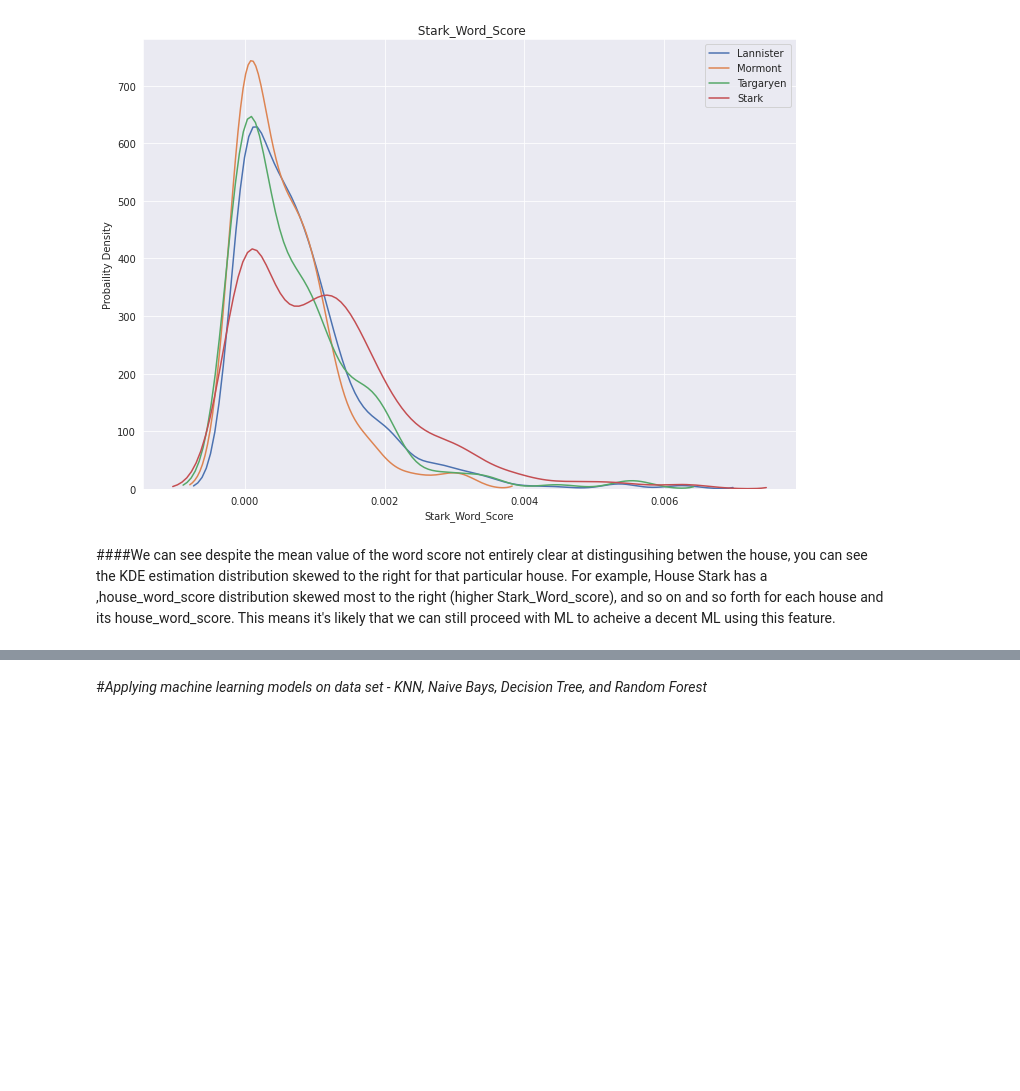
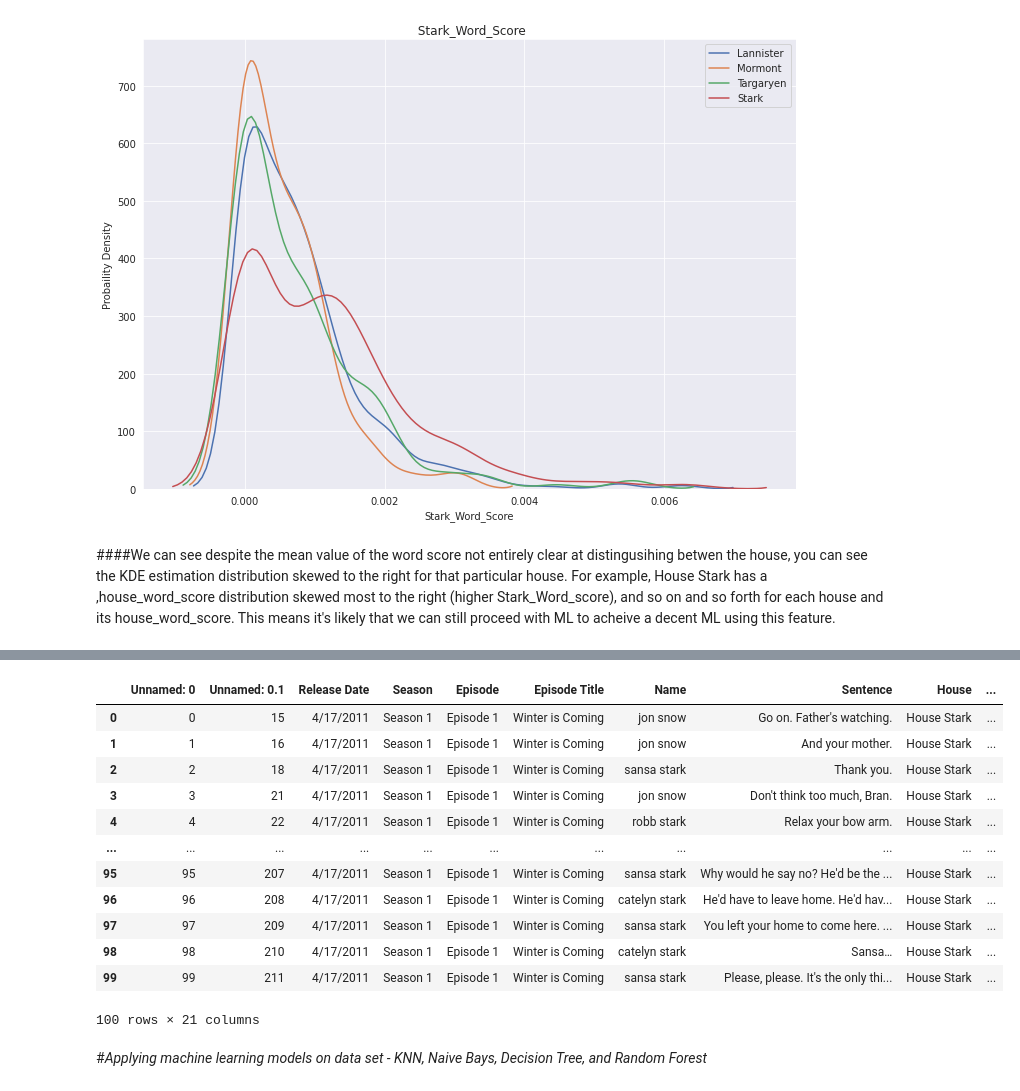
Before and after one commit to trong-shen/Game-of-Throne-Project, a Jupyter notebook: GOT_Project.ipynb, the cells around one changed output, grey strips where cells are left out. Saved outputs shown, nothing was run; the diff lists cells and outputs as text; code cells hidden in the pictures; blank space fills up the shorter version.

```diff
--- a/GOT_Project.ipynb
+++ b/GOT_Project.ipynb
@@ -737,3 +794,19 @@ table
+# %%
+GOT1TopHouses_2.head(100)
+# %% [output]
+|  | Unnamed: 0 | Unnamed: 0.1 | Release Date | Season | Episode | Episode Title | Name | Sentence | House | ... |
+| 0 | 0 | 15 | 4/17/2011 | Season 1 | Episode 1 | Winter is Coming | jon snow | Go on. Father's watching. | House Stark | ... |
+| 1 | 1 | 16 | 4/17/2011 | Season 1 | Episode 1 | Winter is Coming | jon snow | And your mother. | House Stark | ... |
+| 2 | 2 | 18 | 4/17/2011 | Season 1 | Episode 1 | Winter is Coming | sansa stark | Thank you. | House Stark | ... |
+| 3 | 3 | 21 | 4/17/2011 | Season 1 | Episode 1 | Winter is Coming | jon snow | Don't think too much, Bran. | House Stark | ... |
+| 4 | 4 | 22 | 4/17/2011 | Season 1 | Episode 1 | Winter is Coming | robb stark | Relax your bow arm. | House Stark | ... |
+| ... | ... | ... | ... | ... | ... | ... | ... | ... | ... | ... |
+| 95 | 95 | 207 | 4/17/2011 | Season 1 | Episode 1 | Winter is Coming | sansa stark | Why would he say no? He'd be the ... | House Stark | ... |
+| 96 | 96 | 208 | 4/17/2011 | Season 1 | Episode 1 | Winter is Coming | catelyn stark | He'd have to leave home. He'd hav... | House Stark | ... |
+| 97 | 97 | 209 | 4/17/2011 | Season 1 | Episode 1 | Winter is Coming | sansa stark | You left your home to come here. ... | House Stark | ... |
+| 98 | 98 | 210 | 4/17/2011 | Season 1 | Episode 1 | Winter is Coming | catelyn stark | Sansa… | House Stark | ... |
+| 99 | 99 | 211 | 4/17/2011 | Season 1 | Episode 1 | Winter is Coming | sansa stark | Please, please. It's the only thi... | House Stark | ... |
+100 rows × 21 columns
 # %% [markdown]
 #*Applying machine learning models on data set - KNN, Naive Bays, Decision Tree, and Random Forest*
 # %% [markdown]
```
Also changed, not shown: parts of 8 cells of this notebook.
